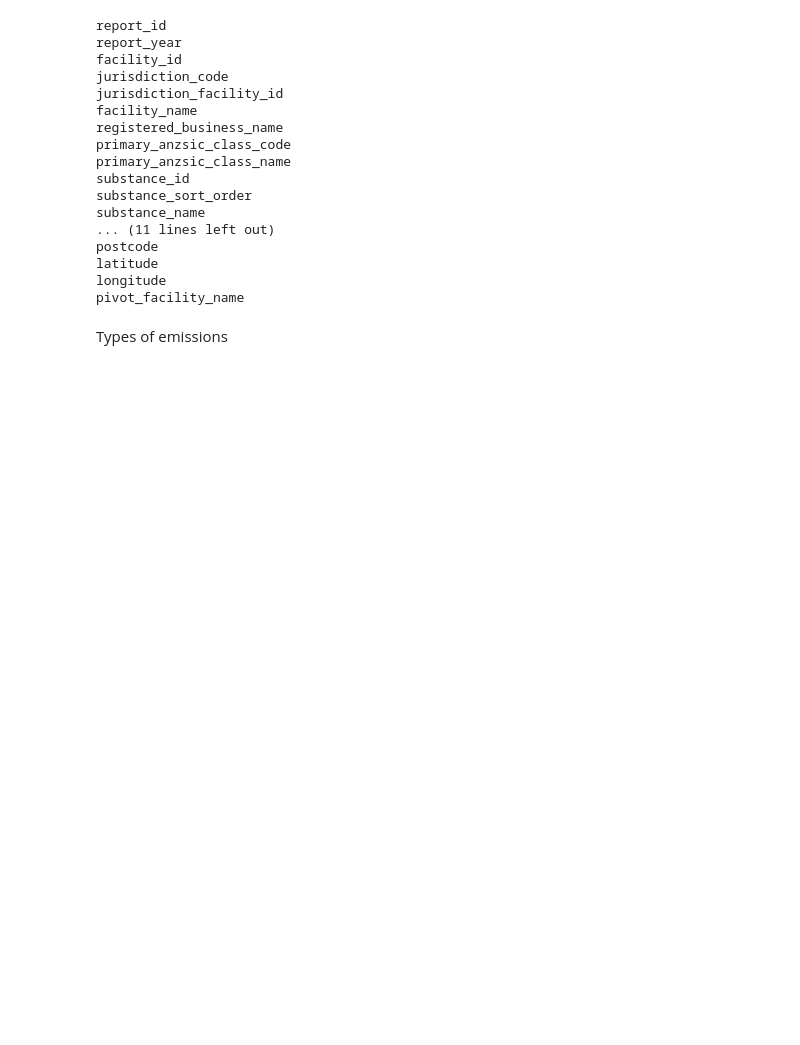
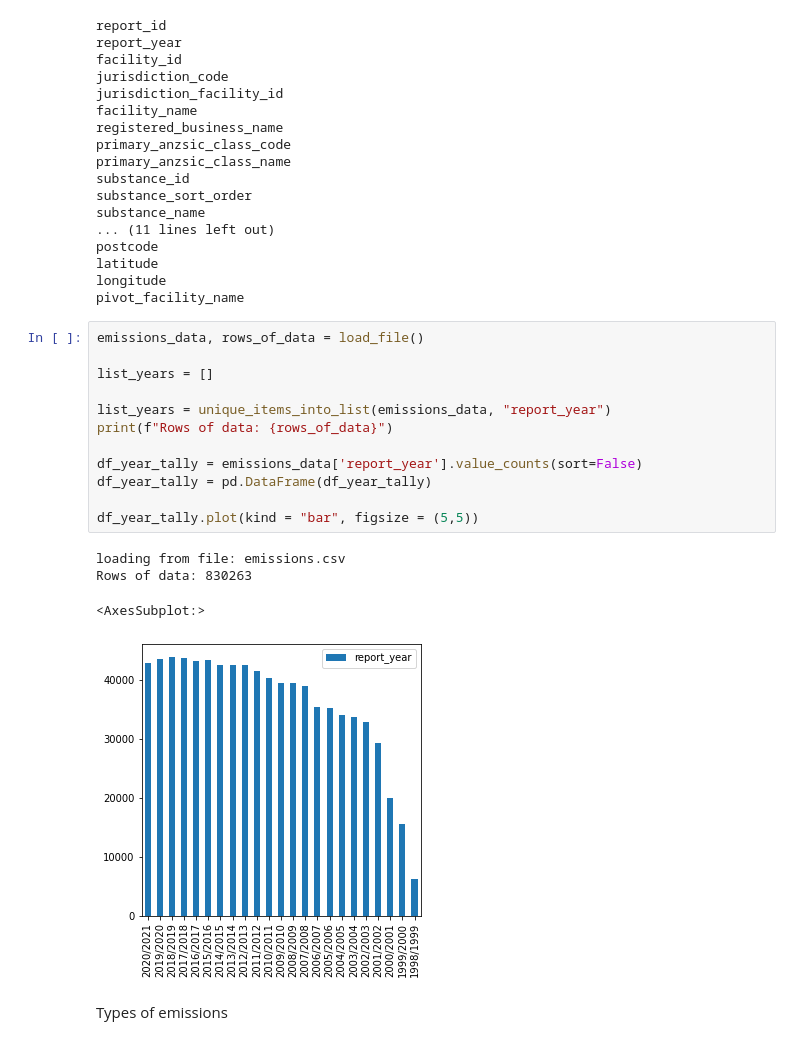
Before and after one commit to JackyTranQ4/PollutantEmissions, a Jupyter notebook: Datasets/Data Emissions Code.ipynb, the cells around one changed output. Saved outputs shown, nothing was run; the diff lists cells and outputs as text; blank space fills up the shorter version.

```diff
--- a/Datasets/Data Emissions Code.ipynb
+++ b/Datasets/Data Emissions Code.ipynb
@@ -41,5 +118,22 @@ postcode
 latitude
 longitude
 pivot_facility_name
+# %%
+emissions_data, rows_of_data = load_file()
+
+list_years = []
+
+list_years = unique_items_into_list(emissions_data, "report_year")
+print(f"Rows of data: {rows_of_data}")
+
+df_year_tally = emissions_data['report_year'].value_counts(sort=False)
+df_year_tally = pd.DataFrame(df_year_tally)
+
+df_year_tally.plot(kind = "bar", figsize = (5,5))
+# %% [output]
+loading from file: emissions.csv
+Rows of data: 830263
+<AxesSubplot:>
+[figure, added]
 # %% [markdown]
 Types of emissions
```
Also changed, not shown: parts of 30 cells of this notebook.
